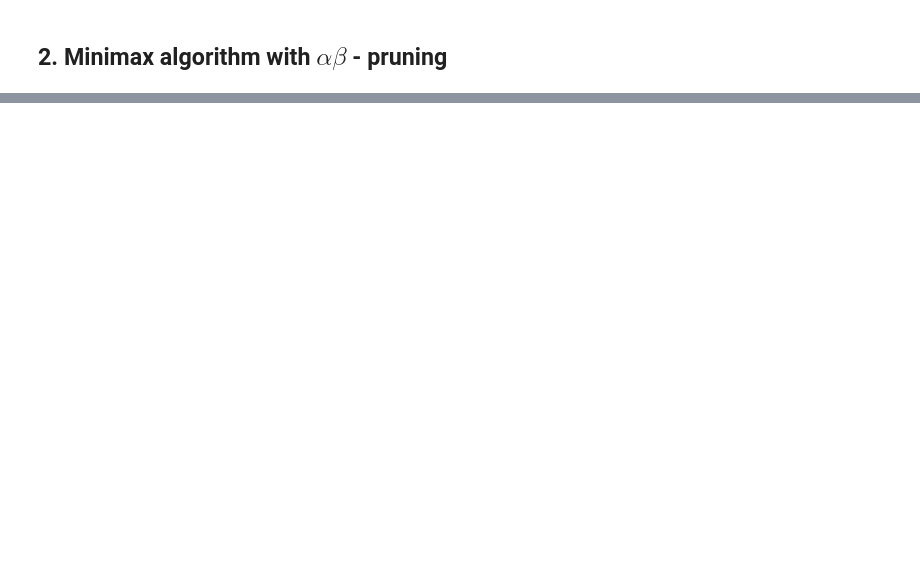
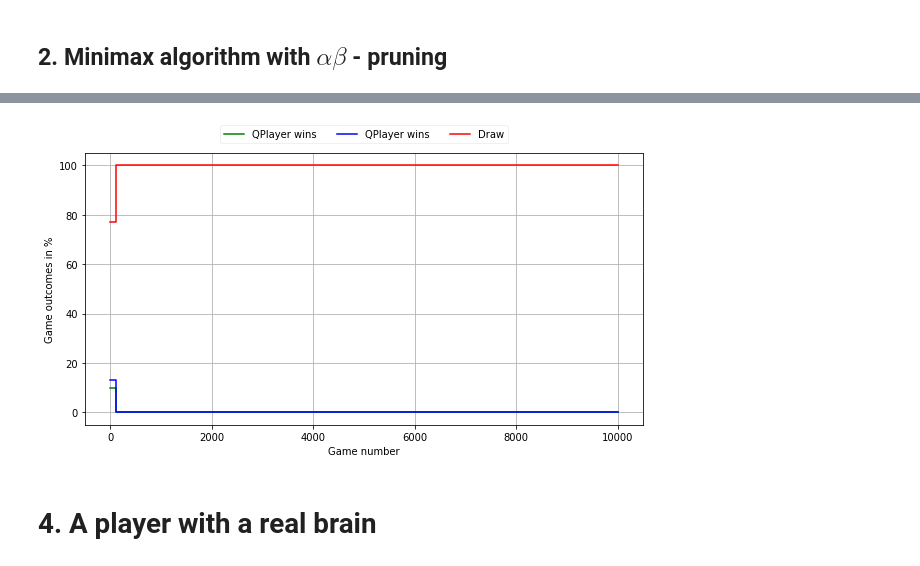
Before and after one commit to simonaertssen/TicTacToe-Reinforcement-Learning, a Jupyter notebook: TrainPlayers.ipynb, the cells around one changed output, grey strips where cells are left out. Saved outputs shown, nothing was run; the diff lists cells and outputs as text; code cells hidden in the pictures; blank space fills up the shorter version.

```diff
--- a/TrainPlayers.ipynb
+++ b/TrainPlayers.ipynb
@@ -44,0 +72,9 @@ train(p1, p2, rounds=50, battles=50)
+# %%
+QPlayer3 = QPlayer(lr=0.9, lrdecay=0.9, exploration=1.0, explorationdecay=0.9)
+QPlayer4 = QPlayer(lr=0.9, lrdecay=0.9, exploration=1.0, explorationdecay=0.9)
+
+train(QPlayer3, QPlayer4, rounds=100, battles=100)
+# %% [output]
+[figure, added]
+# %% [markdown]
+# 4. A player with a real brain
```
Also changed, not shown: parts of 7 cells of this notebook, 1 other file.
